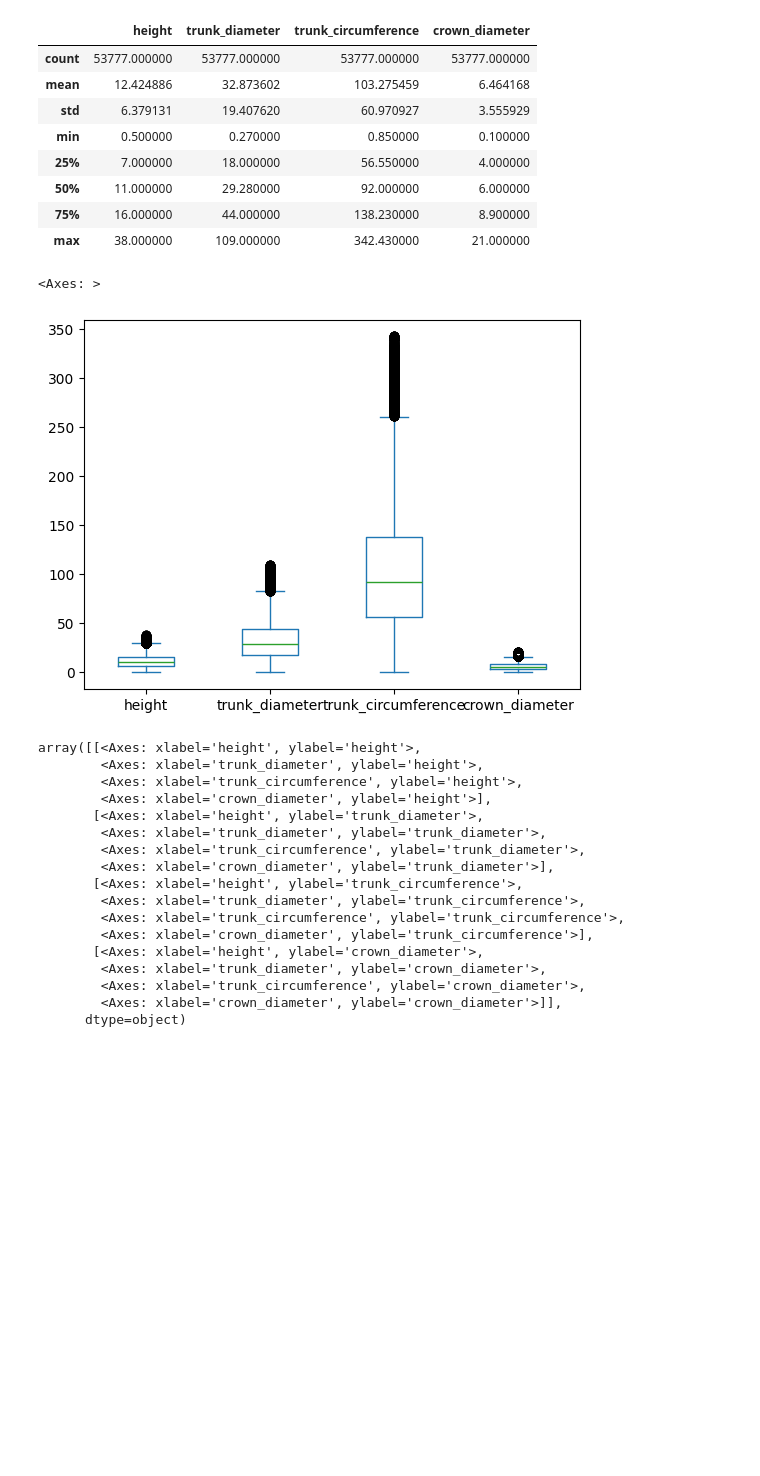
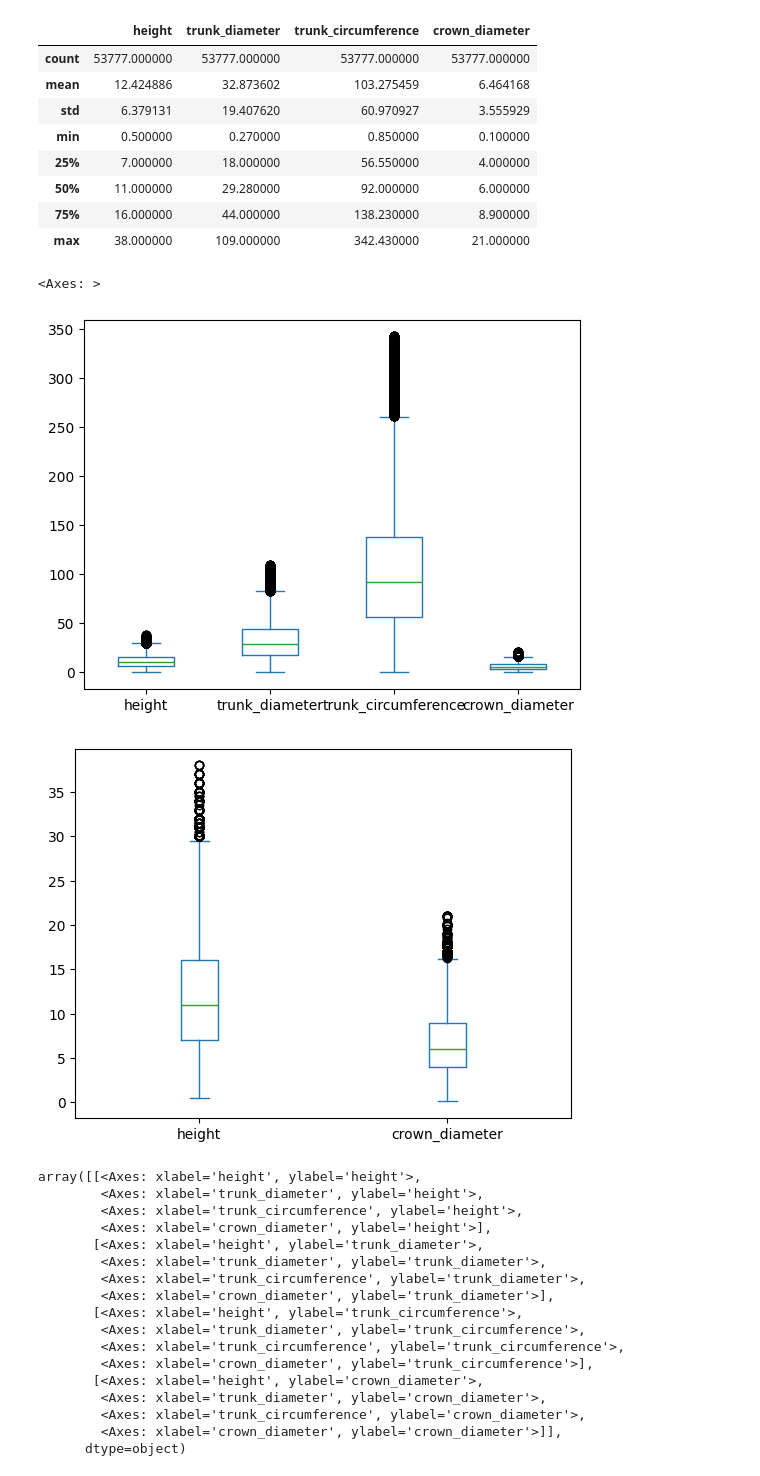
Before and after one commit to Claritatem/Urban-Trees, a Jupyter notebook: python/EDA_20260210.ipynb, the cells around one changed output. Saved outputs shown, nothing was run; the diff lists cells and outputs as text; code cells hidden in the pictures; blank space fills up the shorter version.

```diff
--- a/python/EDA_20260210.ipynb
+++ b/python/EDA_20260210.ipynb
@@ -294,9 +302,11 @@ gdf[gdf['in_qualified_cohort']].describe()
 # %%
 # reexamine key variables in qualified subset
 gdf[['height','trunk_diameter','trunk_circumference','crown_diameter']][gdf['in_qualified_cohort']].plot.box()
+gdf[['height','crown_diameter']][gdf['in_qualified_cohort']].plot.box()
 # %% [output]
 <Axes: >
 [figure]
+[figure, added]
 # %%
 # matrix plot of qualified subset
 data_subset = gdf[['height','trunk_diameter','trunk_circumference','crown_diameter']][gdf['in_qualified_cohort']]
```
Also changed, not shown: parts of 19 cells of this notebook.
